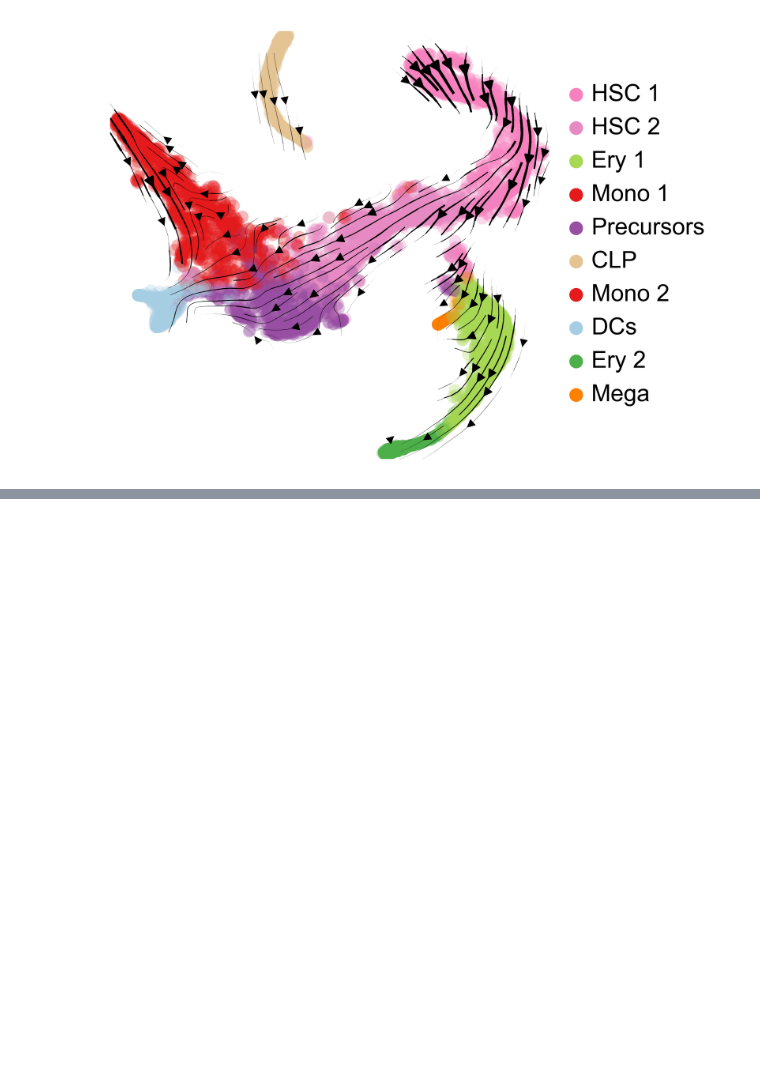
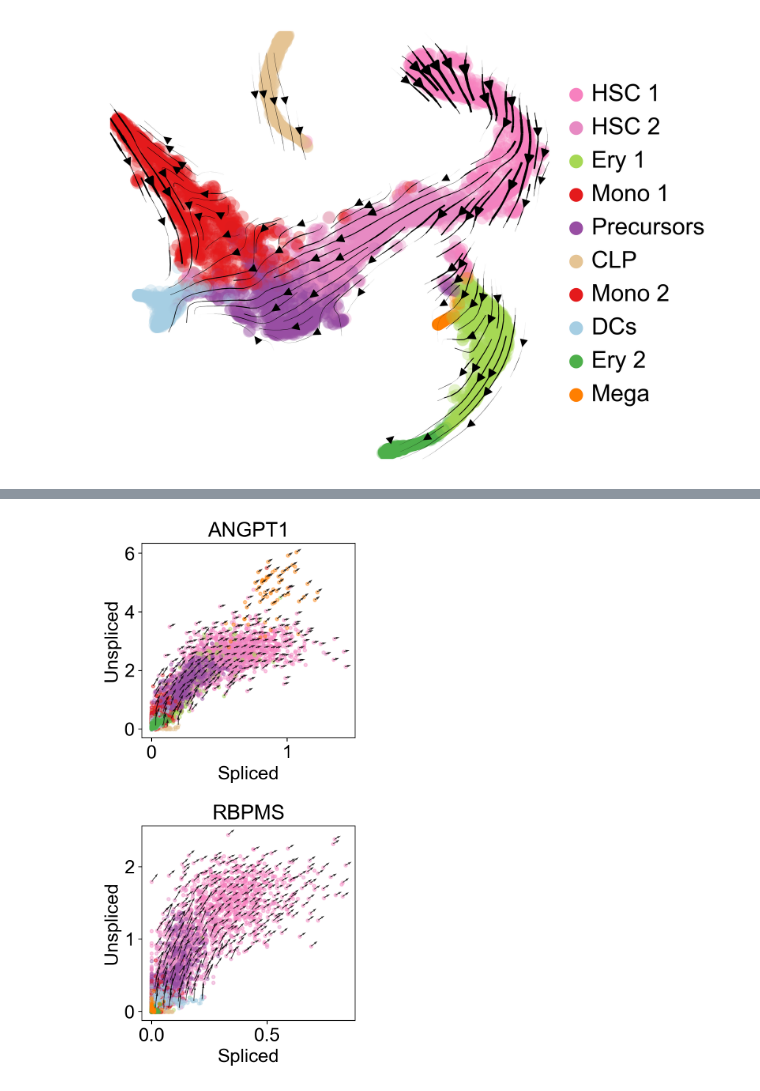
Before and after one commit to AnJunHao/02712_group_project, a Jupyter notebook: test_graphvelo_scv.ipynb, the cells around one changed output, grey strips where cells are left out. Saved outputs shown, nothing was run; the diff lists cells and outputs as text; code cells hidden in the pictures; blank space fills up the shorter version.

```diff
--- a/test_graphvelo_scv.ipynb
+++ b/test_graphvelo_scv.ipynb
@@ -135,0 +160,21 @@ scv.pl.velocity_embedding_stream(adata, **fig_kwargs)
+# %%
+kwargs = {
+    "genes": genes,
+    "color": "clusters",
+    "s_layer": "Ms",
+    "u_layer": "Mu",
+    "vs_layer": "velocity",
+    "vu_layer": "velocity_u",
+    "pointsize": 10,
+    "ncols": 1,
+    "scale": 1,
+    "downsample": 0.1,
+    "quiver_alpha": 0.8,
+    "figsize": (4.2, 8),
+    "show": False,
+}
+ax = project.pl.plot_velocity_phase(adata, **kwargs)
+# plt.savefig(str(FIG_DIR)+'/suppl_figures_hspc/genes_phase_velo.pdf', dpi=300, transparent=True)
+plt.show()
+# %% [output]
+[figure, added]
```
Also changed, not shown: parts of 15 cells of this notebook, 13 other files.
